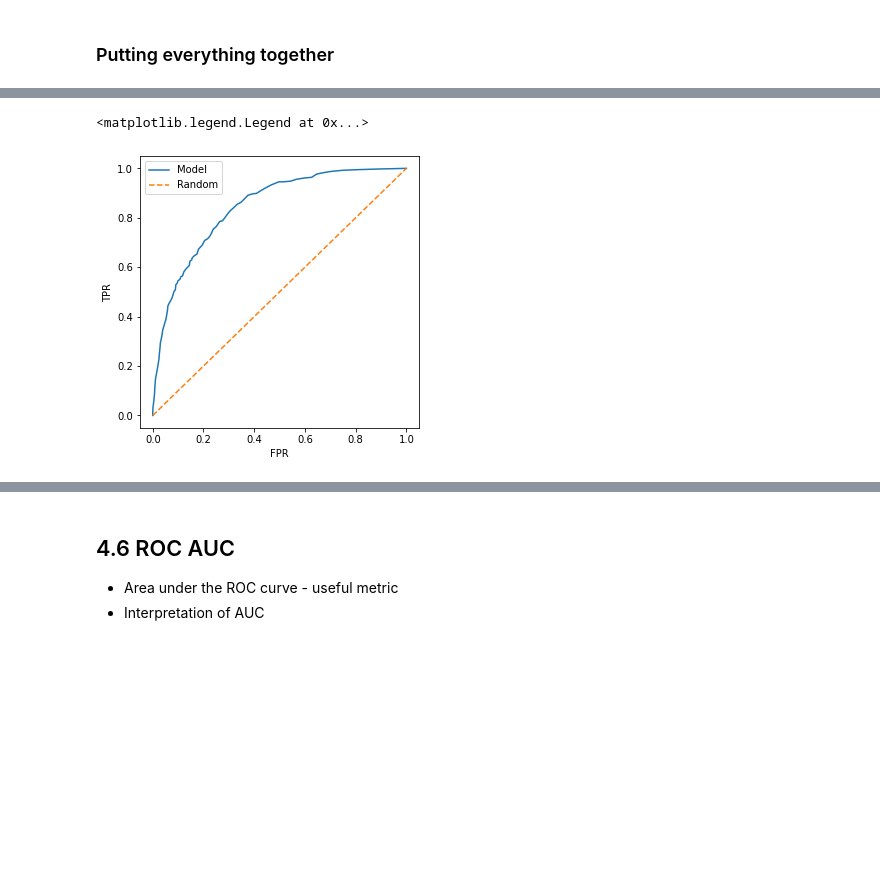
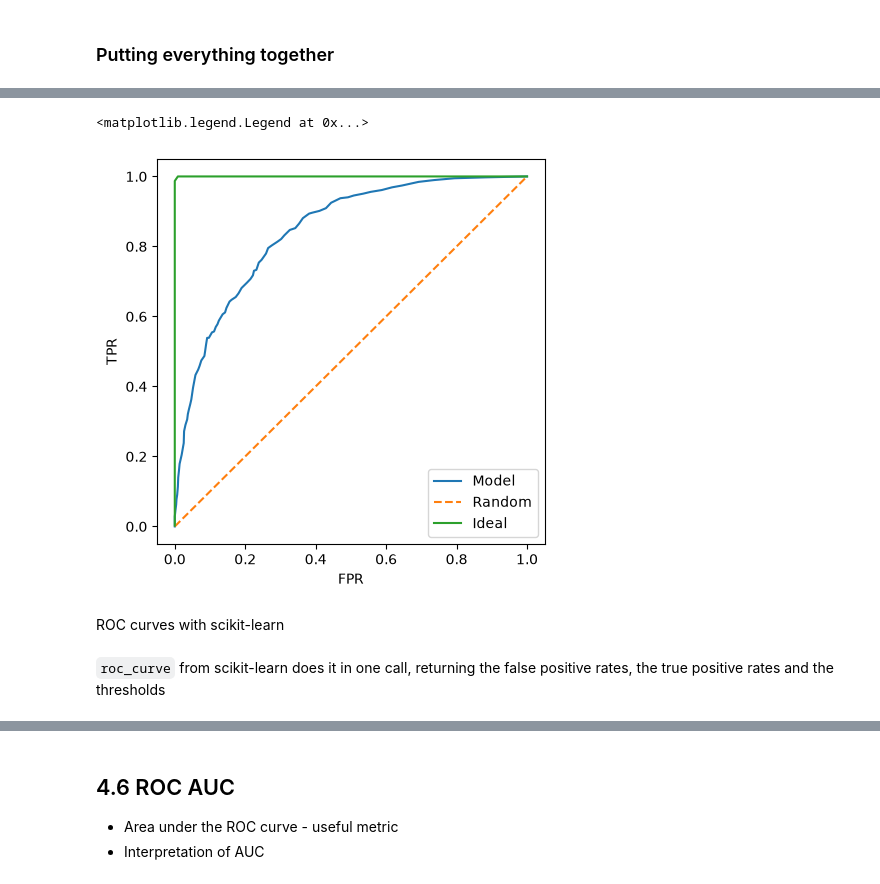
Before and after one commit to nabila-natasha/machine-learning-zoomcamp-homework, a Jupyter notebook: 04-evaluation/notebook.ipynb, the cells around one changed output, grey strips where cells are left out. Cells and saved outputs as stored; diff of their text form; code cells hidden in the pictures; blank space fills up the shorter version.

```diff
--- a/04-evaluation/notebook.ipynb
+++ b/04-evaluation/notebook.ipynb
@@ -517,18 +539,24 @@ plt.legend()
 # %%
 plt.figure(figsize=(5, 5))
 
 plt.plot(df_scores.fpr, df_scores.tpr, label='Model')
 plt.plot([0, 1], [0, 1], label='Random', linestyle='--')
+# plt.plot(df_rand.fpr, df_rand.tpr, label='Random')
+plt.plot(df_ideal.fpr, df_ideal.tpr, label='Ideal')  # when TRP is 100%, FPR is 0%
 
 plt.xlabel('FPR')
 plt.ylabel('TPR')
 
 plt.legend()
 # %% [output]
 <matplotlib.legend.Legend at 0x...>
-[figure, old version]
+[figure, new version]
+# %% [markdown]
+ROC curves with scikit-learn
 # %%
 from sklearn.metrics import roc_curve
+# %% [markdown]
+`roc_curve` from scikit-learn does it in one call, returning the false positive rates, the true positive rates and the thresholds
 # %%
 fpr, tpr, thresholds = roc_curve(y_val, y_pred)
 # %%
```
Also changed, not shown: parts of 31 cells of this notebook.
